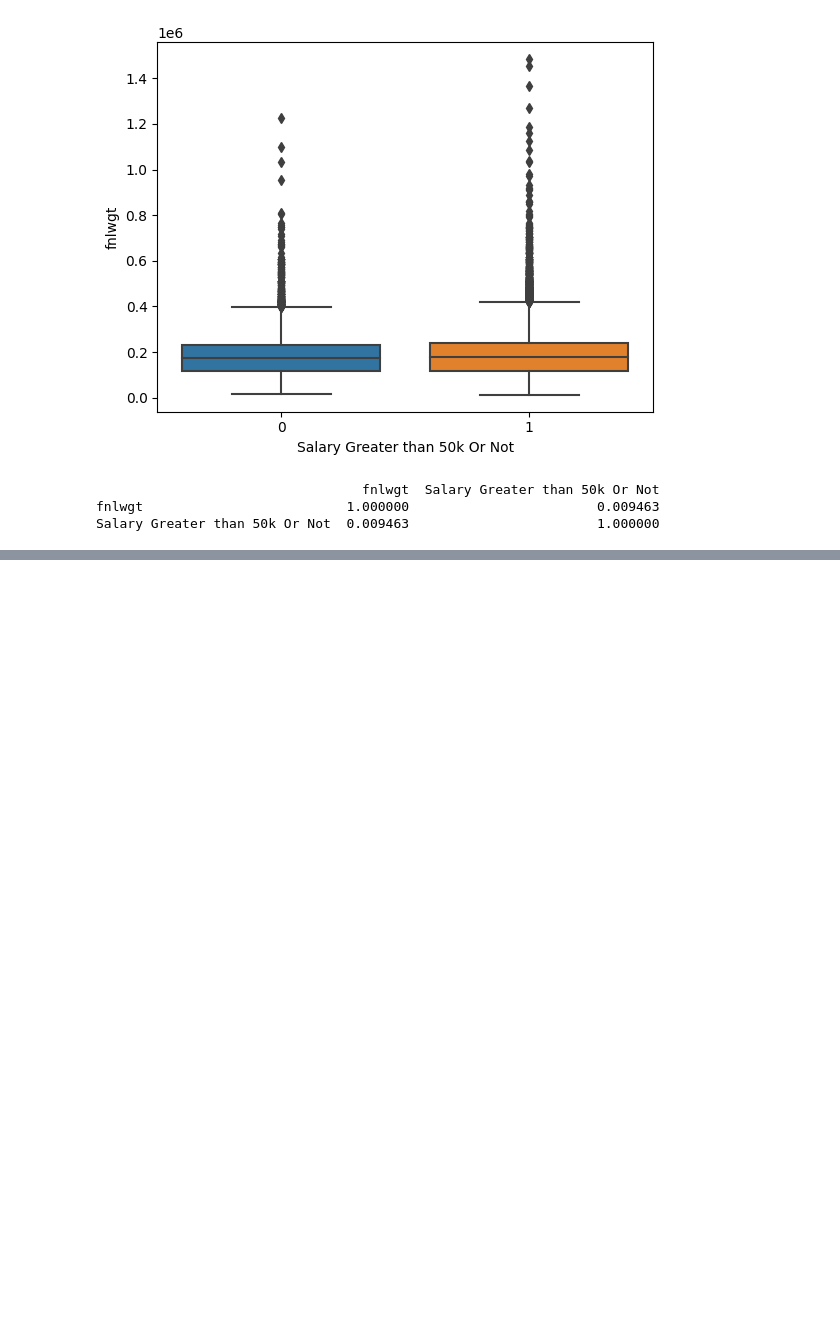
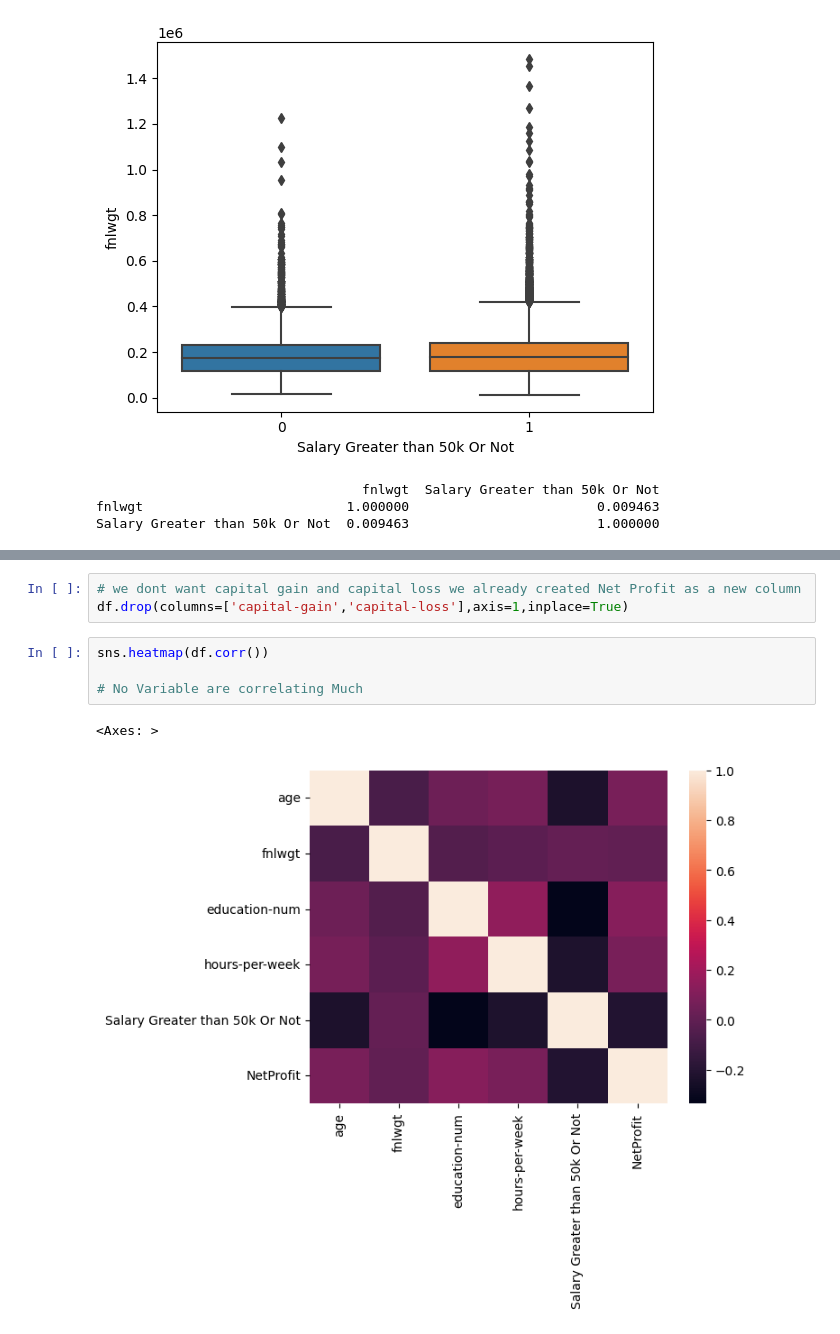
Before and after one commit to DPrakashMewari/BankClassification, a Jupyter notebook: notebook/Salary Classification.ipynb, the cells around one changed output, grey strips where cells are left out. Cells and saved outputs as stored; diff of their text form; blank space fills up the shorter version.

```diff
--- a/notebook/Salary Classification.ipynb
+++ b/notebook/Salary Classification.ipynb
@@ -345,0 +378,10 @@ memory usage: 4.0+ MB
+# %%
+# we dont want capital gain and capital loss we already created Net Profit as a new column
+df.drop(columns=['capital-gain','capital-loss'],axis=1,inplace=True)
+# %%
+sns.heatmap(df.corr())
+
+# No Variable are correlating Much
+# %% [output]
+<Axes: >
+[figure, added]
```
Also changed, not shown: parts of 12 cells of this notebook, 2 other files.
